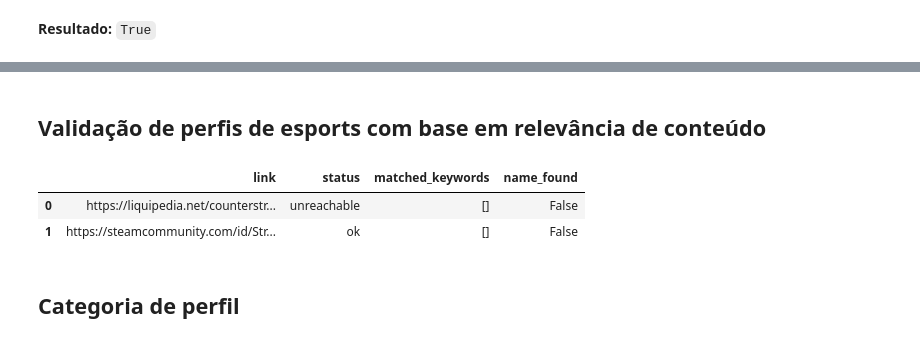
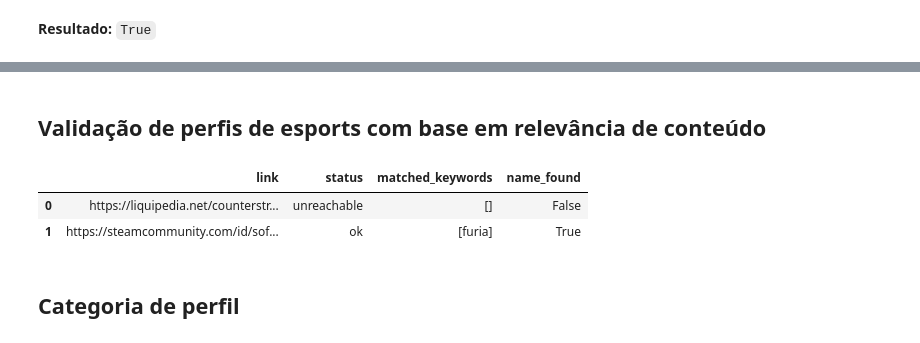
Before and after one commit to lucasmartins-92/Know-Your-Fan-FURIA, a Jupyter notebook: KYF-FURIA.ipynb, the cells around one changed output, grey strips where cells are left out. Saved outputs shown, nothing was run; the diff lists cells and outputs as text; code cells hidden in the pictures.

Commit message:
FIX: Correção do link do notebook, mudanças no código de exemplo

```diff
--- a/KYF-FURIA.ipynb
+++ b/KYF-FURIA.ipynb
@@ -165,22 +165,24 @@ display(social_df)
 # %%
-# Re-import necessary packages after reset
 import pandas as pd
 import requests
 from bs4 import BeautifulSoup
 from IPython.display import display, Markdown
 
-# Restore sample user data
+# Dados para demonstração
 form_data = {
-    "name": "Lucas Martins",
+    "name": "Sofia Espanha",
     "cpf": "123.456.789-00",
-    "address": "Brasília, DF",
-    "interests": "CS:GO, Valorant, AI in gaming",
-    "activities": "Assistiu IEM Rio, participei de campeonato de CS2",
+    "address": "São Paulo, SP",
+    "interests": "CS2, Valorant, League of Legends",
+    "activities": "Assisti IEM Rio, participei de campeonato de CS2",
     "purchases": "Camiseta oficial FURIA Adidas preta, assinatura HLTV+",
-    "social_links": ["https://twitter.com/lucas_fan", "https://instagram.com/lucas_gg"],
+    "social_links": [
+        "https://x.com/sofiaespanha",
+        "https://instagram.com/sofiaespanha",
+    ],
     "esports_links": [
-        "https://liquipedia.net/counterstrike/Lucas",
-        "https://steamcommunity.com/id/StrixLuke/",
+        "https://liquipedia.net/counterstrike/sofiaespanha",
+        "https://steamcommunity.com/id/sofiaespanha/",
     ],
 }
 
@@ -202,7 +204,7 @@ esports_keywords = [
 ]
 
 
-# Esports profile validation function
+# Validação de perfis em sites de esports
 def validate_esports_profile(url, user_name):
     if not url.startswith("http"):
         return {
@@ -225,36 +227,36 @@ def validate_esports_profile(url, user_name):
 
     content = (
         BeautifulSoup(response.text, "html.parser").get_text(separator=" ").lower()
     )
 
     detected_keywords = [kw for kw in esports_keywords if kw in content]
     name_present = user_name.lower() in content
 
     return {
         "link": url,
         "status": "ok",
         "matched_keywords": detected_keywords,
         "name_found": name_present,
     }
 
 
-# Analyze esports profile links
+# Análise dos perfis em sites de esports
 esports_profile_results = [
     validate_esports_profile(link, form_data["name"])
     for link in form_data["esports_links"]
 ]
 
-# Display results
+# Resultados
 df_esports_profiles = pd.DataFrame(esports_profile_results)
 display(
     Markdown("## Validação de perfis de esports com base em relevância de conteúdo")
 )
 display(df_esports_profiles)
 # %% [output]
 ## Validação de perfis de esports com base em relevância de conteúdo
 |  | link | status | matched_keywords | name_found |
 | 0 | https://liquipedia.net/counterstr... | unreachable | [] | False |
-| 1 | https://steamcommunity.com/id/Str... | ok | [] | False |
+| 1 | https://steamcommunity.com/id/sof... | ok | [furia] | True |
 # %%
 import pandas as pd
 import requests
```
Also changed, not shown: parts of 4 cells of this notebook, 1 other file.
